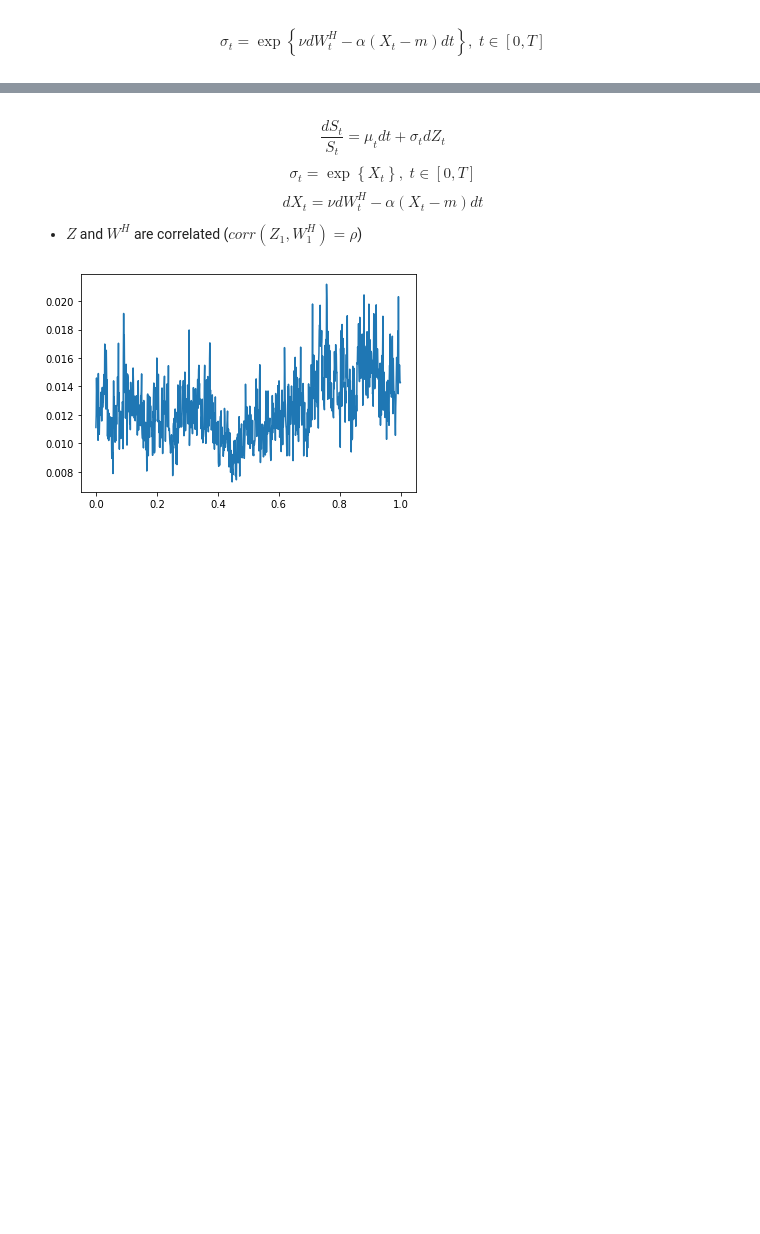
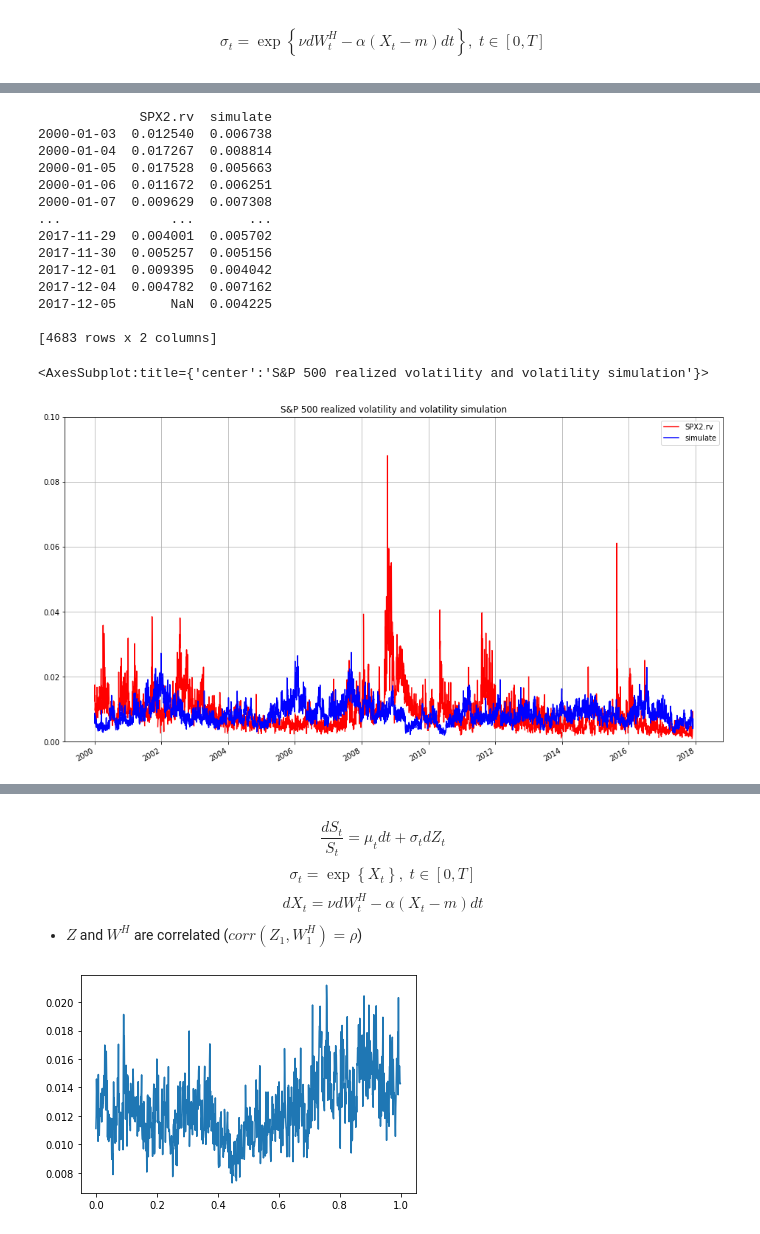
Before and after one commit to kaiboy05/fbm, a Jupyter notebook: notebooks/RFSV.ipynb, the cells around one changed output, grey strips where cells are left out. Cells and saved outputs as stored; diff of their text form; code cells hidden in the pictures; blank space fills up the shorter version.

```diff
--- a/notebooks/RFSV.ipynb
+++ b/notebooks/RFSV.ipynb
@@ -33,0 +35,33 @@ plt.show()
+# %%
+import pandas as pd
+import datetime as dt
+
+df = pd.read_csv('../../data/OxfordManRealizedVolatilityIndices.csv', index_col=0, header=2)
+rv1 = pd.DataFrame(index=df.index)
+for col in df.columns:
+    if col[-3:] == '.rv':
+        rv1[col] = df[col]
+rv1.index = [dt.datetime.strptime(str(date), "%Y%m%d") for date in rv1.index.values]
+# %%
+spx = pd.DataFrame(np.sqrt(rv1['SPX2.rv']))
+spx['simulate'] = np.exp(X)
+print(spx)
+spx.plot(color=['red', 'blue'], grid=True, title='S&P 500 realized volatility and volatility simulation',
+         figsize=(16, 9), ylim=(0,0.1))
+# %% [output]
+             SPX2.rv  simulate
+2000-01-03  0.012540  0.006738
+2000-01-04  0.017267  0.008814
+2000-01-05  0.017528  0.005663
+2000-01-06  0.011672  0.006251
+2000-01-07  0.009629  0.007308
+...              ...       ...
+2017-11-29  0.004001  0.005702
+2017-11-30  0.005257  0.005156
+2017-12-01  0.009395  0.004042
+2017-12-04  0.004782  0.007162
+2017-12-05       NaN  0.004225
+
+[4683 rows x 2 columns]
+<AxesSubplot:title={'center':'S&P 500 realized volatility and volatility simulation'}>
+[figure, added]
```
Also changed, not shown: parts of 2 cells of this notebook, 25 other files.
